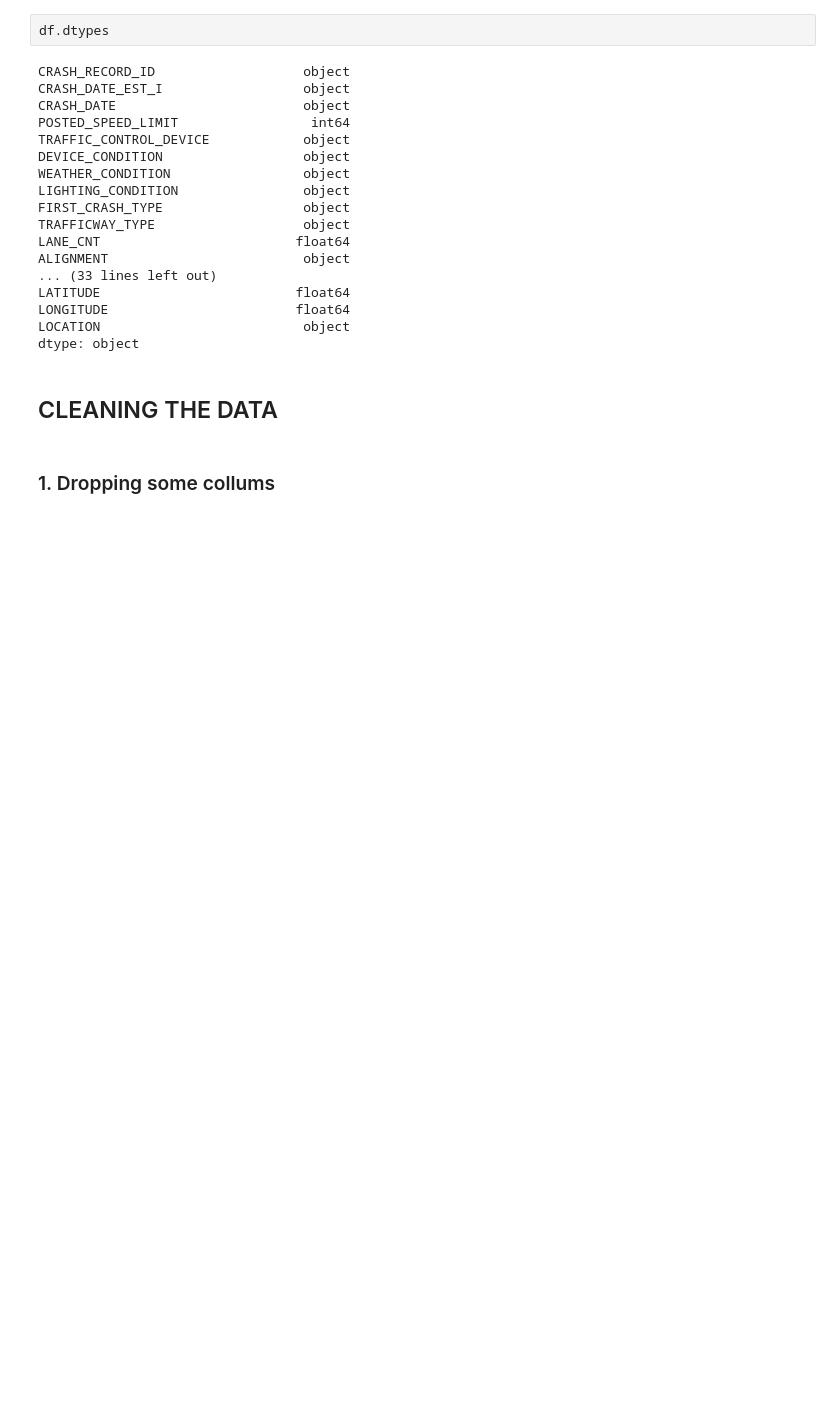
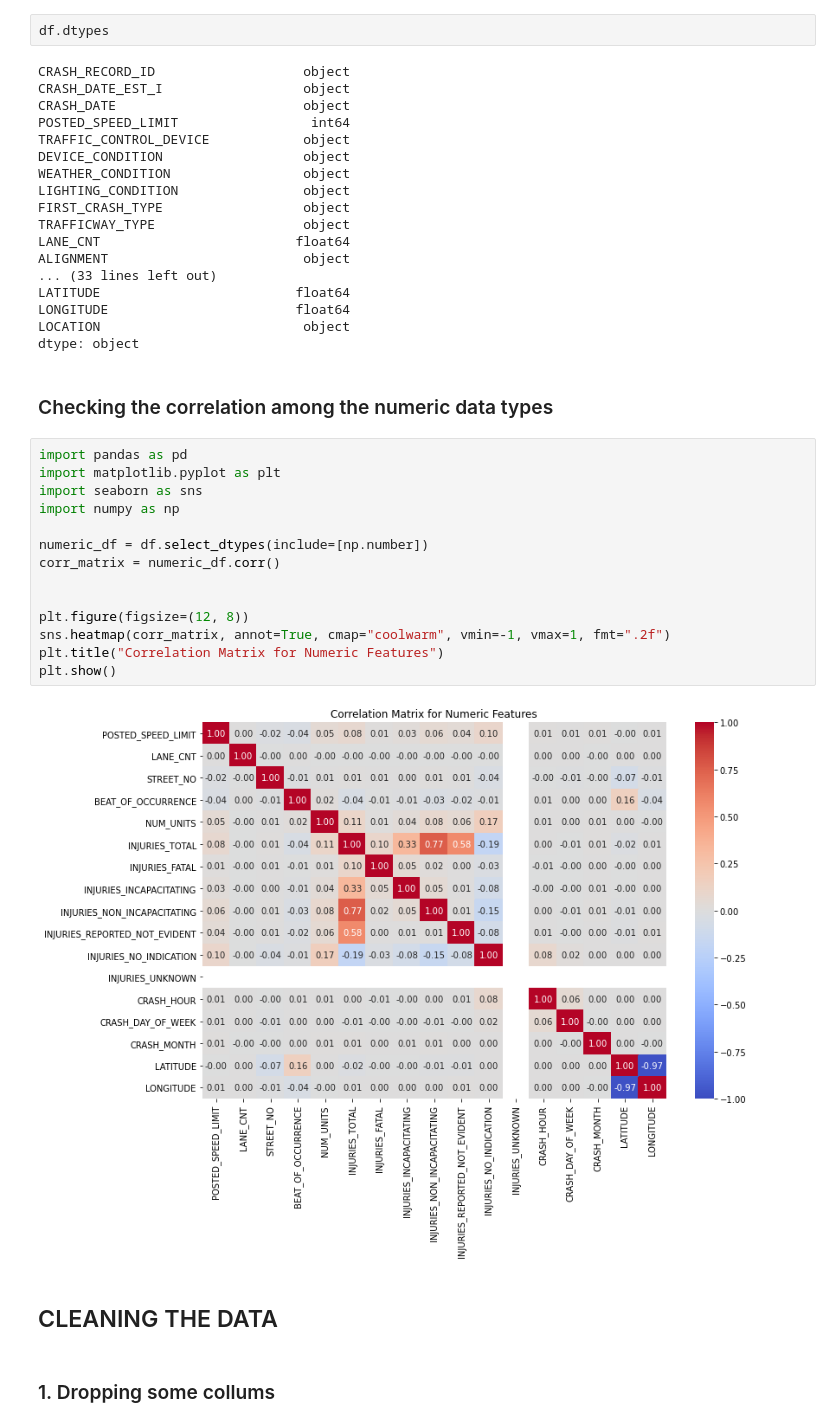
Before and after one commit to Cynthia-Njambi/City-of-Chicago-Traffic-Crashes-Project, a Jupyter notebook: groups/aggrey.ipynb, the cells around one changed output. Saved outputs shown, nothing was run; the diff lists cells and outputs as text; blank space fills up the shorter version.

```diff
--- a/groups/aggrey.ipynb
+++ b/groups/aggrey.ipynb
@@ -104,6 +104,24 @@ LATITUDE                         float64
 LONGITUDE                        float64
 LOCATION                          object
 dtype: object
+# %% [markdown]
+### Checking the correlation among the numeric data types
+# %%
+import pandas as pd
+import matplotlib.pyplot as plt
+import seaborn as sns
+import numpy as np
+
+numeric_df = df.select_dtypes(include=[np.number])
+corr_matrix = numeric_df.corr()
+
+
+plt.figure(figsize=(12, 8))
+sns.heatmap(corr_matrix, annot=True, cmap="coolwarm", vmin=-1, vmax=1, fmt=".2f")
+plt.title("Correlation Matrix for Numeric Features")
+plt.show()
+# %% [output]
+[figure, added]
 # %% [markdown]
 ## CLEANING THE DATA
 # %% [markdown]
```
